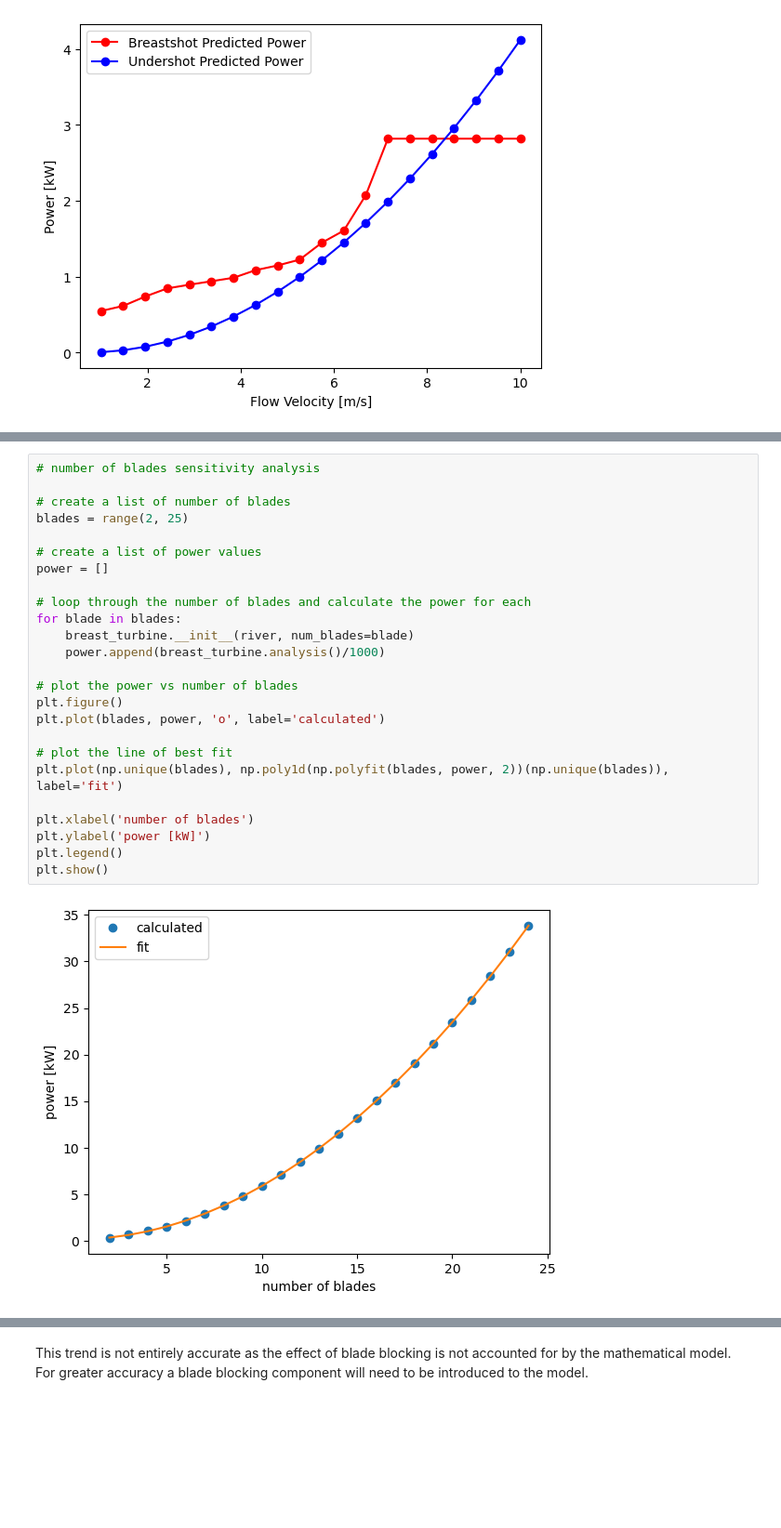
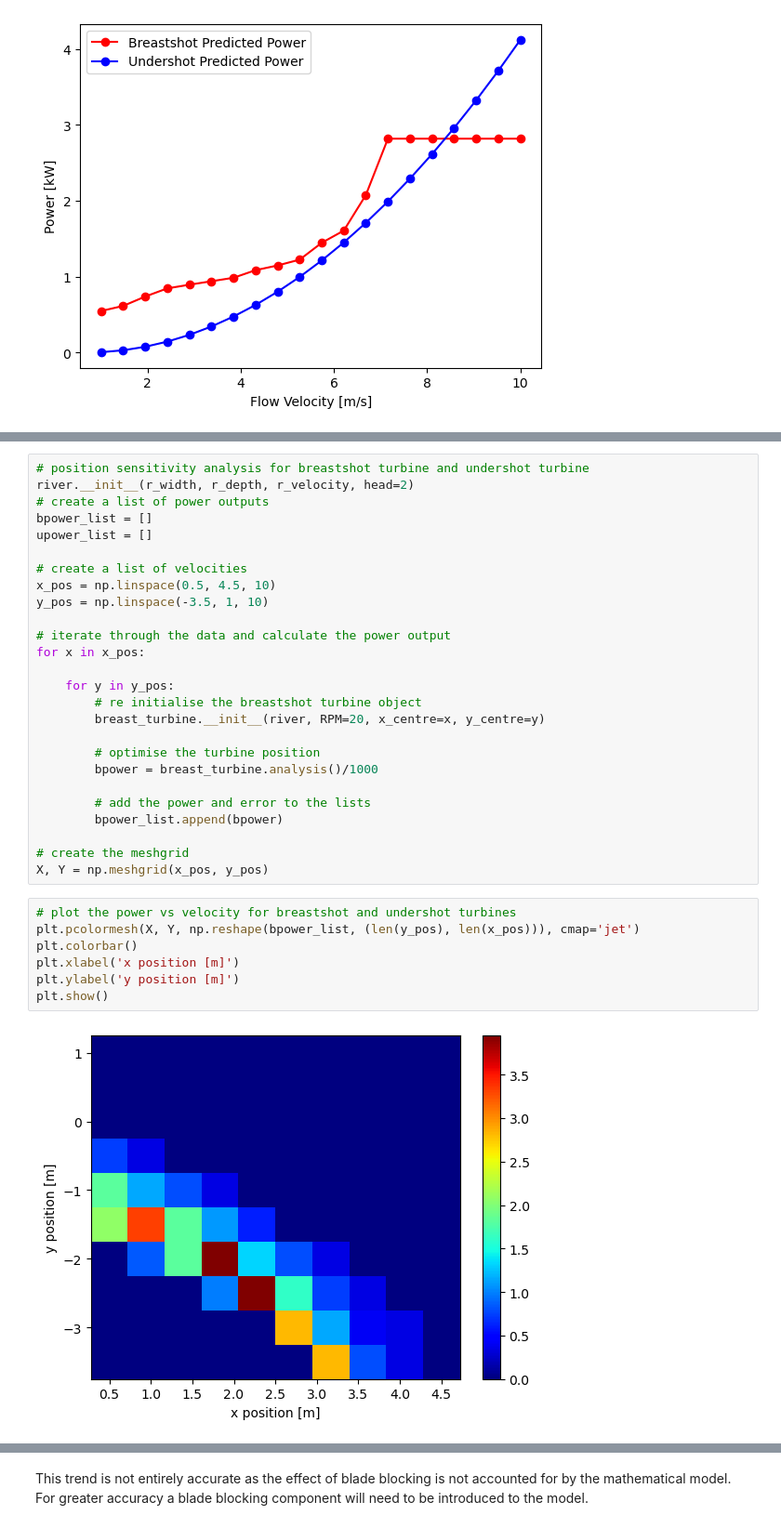
Before and after one commit to pilipb/DP4-code, a Jupyter notebook: graphing.ipynb, the cells around one changed output, grey strips where cells are left out. Shown: that part at 93% size. Drawn from its saved outputs; the diff is of its cells as text; blank space fills up the shorter version.

Commit message:
sensitivity analysis continued

```diff
--- a/graphing.ipynb
+++ b/graphing.ipynb
@@ -236,27 +205,35 @@ plt.show()
-# %%
-# number of blades sensitivity analysis
-
-# create a list of number of blades
-blades = range(2, 25)
-
-# create a list of power values
-power = []
-
-# loop through the number of blades and calculate the power for each
-for blade in blades:
-    breast_turbine.__init__(river, num_blades=blade)
-    power.append(breast_turbine.analysis()/1000)
-
-# plot the power vs number of blades
-plt.figure()
-plt.plot(blades, power, 'o', label='calculated')
-
-# plot the line of best fit
-plt.plot(np.unique(blades), np.poly1d(np.polyfit(blades, power, 2))(np.unique(blades)), label='fit')
-
-plt.xlabel('number of blades')
-plt.ylabel('power [kW]')
-plt.legend()
-plt.show()
-# %% [output]
-[figure, removed]
+# %%
+# position sensitivity analysis for breastshot turbine and undershot turbine
+river.__init__(r_width, r_depth, r_velocity, head=2)
+# create a list of power outputs
+bpower_list = []
+upower_list = []
+
+# create a list of velocities
+x_pos = np.linspace(0.5, 4.5, 10)
+y_pos = np.linspace(-3.5, 1, 10)
+
+# iterate through the data and calculate the power output
+for x in x_pos:
+
+    for y in y_pos:
+        # re initialise the breastshot turbine object
+        breast_turbine.__init__(river, RPM=20, x_centre=x, y_centre=y)
+
+        # optimise the turbine position
+        bpower = breast_turbine.analysis()/1000
+
+        # add the power and error to the lists
+        bpower_list.append(bpower)
+
+# create the meshgrid
+X, Y = np.meshgrid(x_pos, y_pos)
+# %%
+# plot the power vs velocity for breastshot and undershot turbines
+plt.pcolormesh(X, Y, np.reshape(bpower_list, (len(y_pos), len(x_pos))), cmap='jet')
+plt.colorbar()
+plt.xlabel('x position [m]')
+plt.ylabel('y position [m]')
+plt.show()
+# %% [output]
+[figure, added]
```
Also changed, not shown: parts of 18 cells of this notebook, 2 other files.
